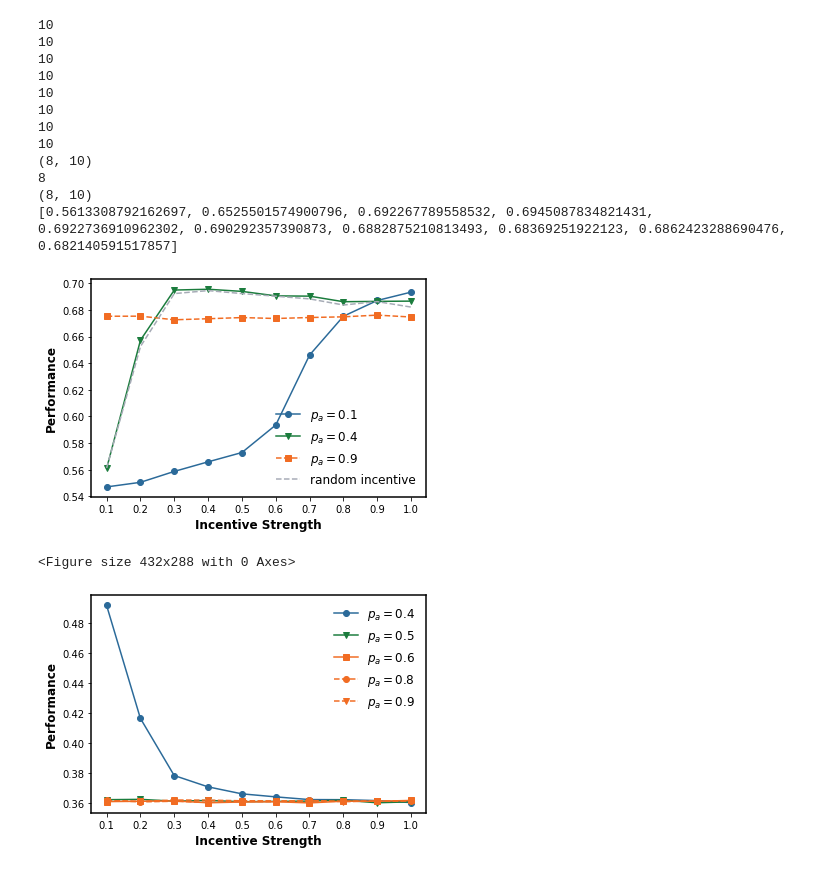
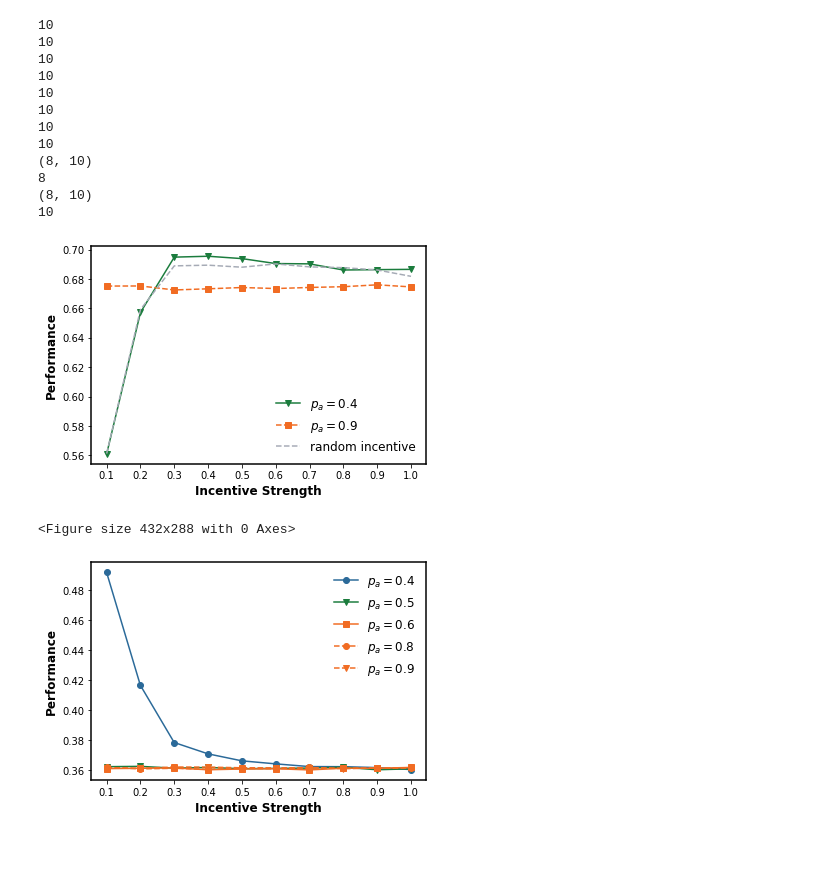
Before and after one commit to GrandJune/DAOs, a Jupyter notebook: V4/Incentive_endogenous/Evaluator.ipynb, the cells around one changed output. Drawn from its saved outputs; the diff is of its cells as text; code cells hidden in the pictures.

```diff
--- a/V4/Incentive_endogenous/Evaluator.ipynb
+++ b/V4/Incentive_endogenous/Evaluator.ipynb
@@ -98,7 +50,7 @@ print(np.shape(diversity_list))
 dao_random_incentive_performance_file = r"E:\data\dao-0310-23\V4_4\Incentive_random\dao_performance_0.4"
 with open(dao_random_incentive_performance_file, 'rb') as infile:
     random_incentive_performance = pickle.load(infile)
-print(random_incentive_performance)
+print(len(random_incentive_performance))
 # %% [output]
 10
 10
@@ -111,34 +63,34 @@ print(random_incentive_performance)
 (8, 10)
 8
 (8, 10)
-[0.5613308792162697, 0.6525501574900796, 0.692267789558532, 0.6945087834821431, 0.6922736910962302, 0.690292357390873, 0.6882875210813493, 0.68369251922123, 0.6862423288690476, 0.682140591517857]
+10
 # %%
 incentive_list = [0.1, 0.2, 0.3, 0.4, 0.5, 0.6, 0.7, 0.8, 0.9, 1.0]
 fig, (ax1) = plt.subplots(1, 1)
 
 ax1.spines["left"].set_linewidth(1.5)
 ax1.spines["right"].set_linewidth(1.5)
 ax1.spines["top"].set_linewidth(1.5)
 ax1.spines["bottom"].set_linewidth(1.5)
 
-ax1.plot(incentive_list, performance_list[0], "-o", label="$p_{{a}}={0}$".format(active_list[0]), color=nature_blue)
+# ax1.plot(incentive_list, performance_list[0], "-o", label="$p_{{a}}={0}$".format(active_list[0]), color=nature_blue)
 # ax1.plot(incentive_list, performance_list[1], "-v", label="$p_{{a}}={0}$".format(active_list[1]), color=nature_green)
 ax1.plot(incentive_list, performance_list[3], "-v", label="$p_{{a}}={0}$".format(active_list[3]), color=nature_green)
 # ax1.plot(incentive_list, performance_list[3], "--o", label="$p_{{a}}={0}$".format(active_list[3]), color=nature_orange)
 ax1.plot(incentive_list, performance_list[-1], "--s", label="$p_{{a}}={0}$".format(active_list[-1]), color=nature_orange)
 ax1.plot(incentive_list, random_incentive_performance, "--", label="random incentive", color=deep_grey)
 # ax1.plot(incentive_list, performance_list[-1], "--s", label="$p_{a}=0.9$", color=nature_orange)
 plt.xlabel('Incentive Strength', fontweight='bold', fontsize=12)
 plt.ylabel('Performance', fontweight='bold', fontsize=12)
 plt.xticks(incentive_list)
 handles, labels = ax1.get_legend_handles_labels()
 handles = [h[0] if isinstance(h, container.ErrorbarContainer) else h for h in handles]
 plt.legend(frameon=False, ncol=1, fontsize=12)
 plt.savefig(data_folder + r"\Performance_across_incentive.png", transparent=True, dpi=300)
 plt.show()
 plt.clf()
 # %% [output]
-[figure, old version]
+[figure, new version]
 <Figure size 432x288 with 0 Axes>
 # %%
 incentive_list = [0.1, 0.2, 0.3, 0.4, 0.5, 0.6, 0.7, 0.8, 0.9, 1.0]
```
Also changed, not shown: parts of 1 cell of this notebook, 3 other files.
